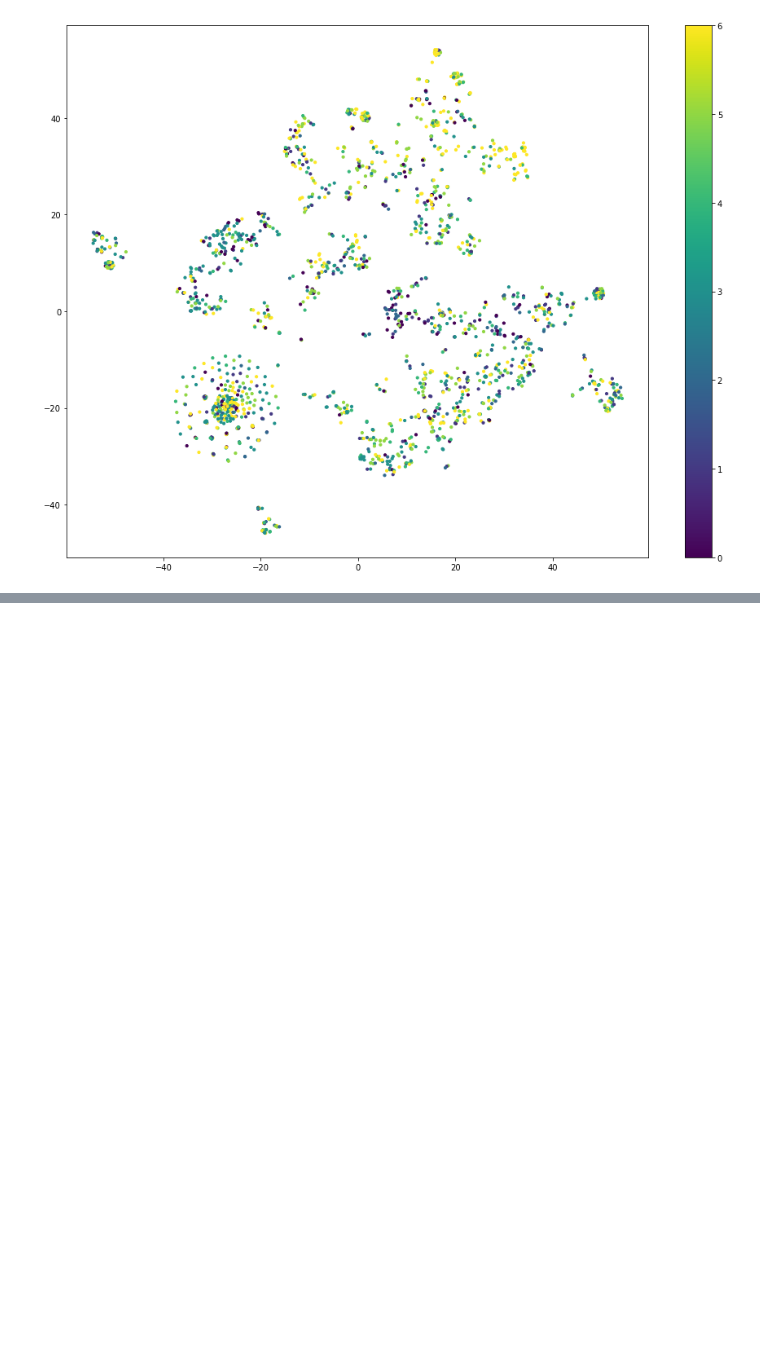
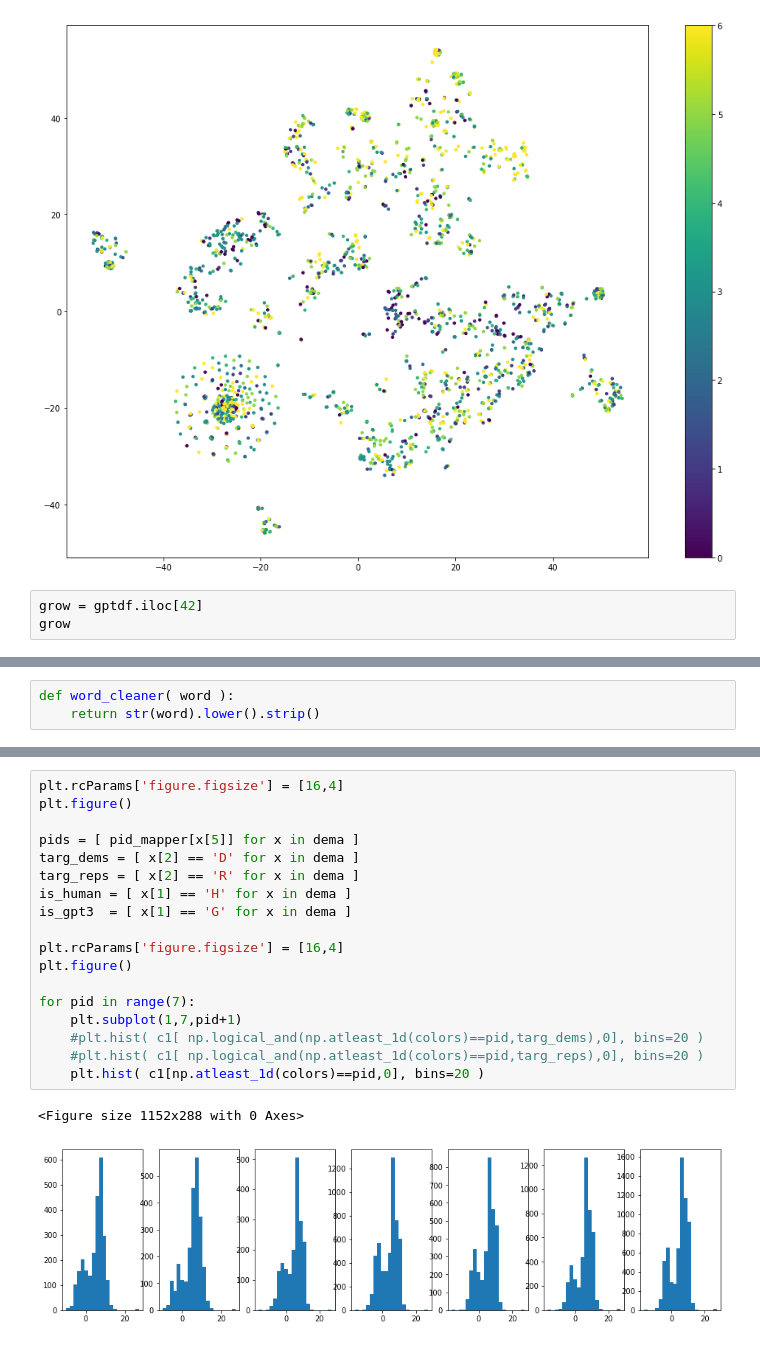
Before and after one commit to chrisrytting/persuasion, a Jupyter notebook: glove_embeddings.ipynb, the cells around one changed output, grey strips where cells are left out. Cells and saved outputs as stored; diff of their text form; blank space fills up the shorter version.

```diff
--- a/glove_embeddings.ipynb
+++ b/glove_embeddings.ipynb
@@ -395,3 +403,6 @@ plt.colorbar()
 # %% [output]
 <matplotlib.colorbar.Colorbar at 0x...>
 [figure]
+# %%
+grow = gptdf.iloc[42]
+grow
@@ -397,0 +435,3 @@ plt.colorbar()
+# %%
+def word_cleaner( word ):
+    return str(word).lower().strip()
@@ -397,0 +604,21 @@ plt.colorbar()
+# %%
+plt.rcParams['figure.figsize'] = [16,4]
+plt.figure()
+
+pids = [ pid_mapper[x[5]] for x in dema ]
+targ_dems = [ x[2] == 'D' for x in dema ]
+targ_reps = [ x[2] == 'R' for x in dema ]
+is_human = [ x[1] == 'H' for x in dema ]
+is_gpt3  = [ x[1] == 'G' for x in dema ]
+
+plt.rcParams['figure.figsize'] = [16,4]
+plt.figure()
+
+for pid in range(7):
+    plt.subplot(1,7,pid+1)
+    #plt.hist( c1[ np.logical_and(np.atleast_1d(colors)==pid,targ_dems),0], bins=20 )
+    #plt.hist( c1[ np.logical_and(np.atleast_1d(colors)==pid,targ_reps),0], bins=20 )
+    plt.hist( c1[np.atleast_1d(colors)==pid,0], bins=20 )
+# %% [output]
+<Figure size 1152x288 with 0 Axes>
+[figure, added]
```
Also changed, not shown: parts of 33 cells of this notebook.
